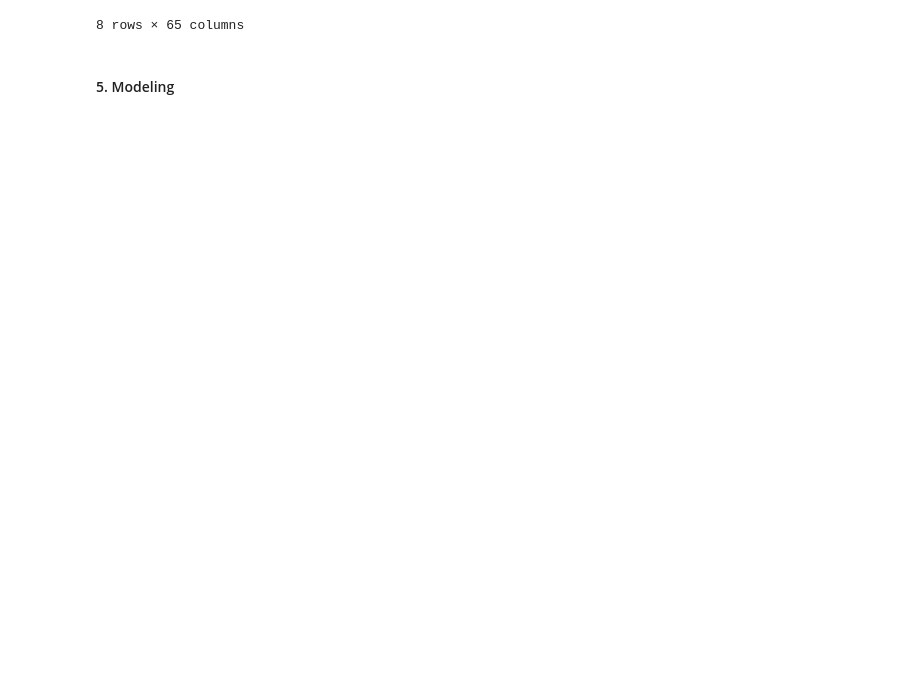
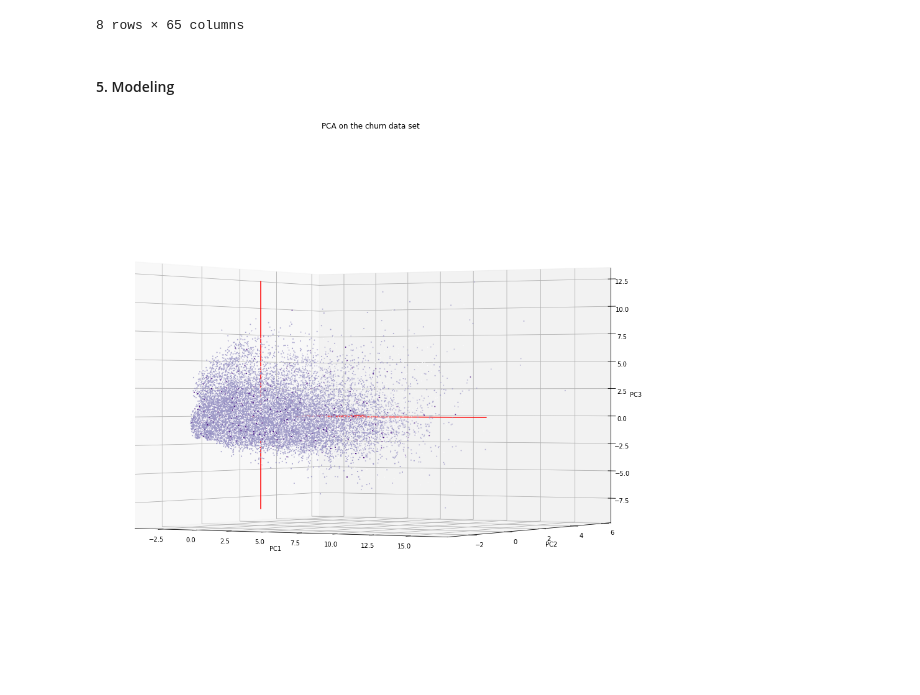
Before and after one commit to Ariathor/AdvancedAnalytics2022, a Jupyter notebook: Assignment1_AdvAn.ipynb, the cells around one changed output. Cells and saved outputs as stored; diff of their text form; code cells hidden in the pictures; blank space fills up the shorter version.

```diff
--- a/Assignment1_AdvAn.ipynb
+++ b/Assignment1_AdvAn.ipynb
@@ -245,4 +246,14 @@ fortest.describe()
 imputer = SimpleImputer(missing_values=np.nan, strategy='mean')
 imputer = imputer.fit(X_train)
 X_train = imputer.transform(X_train)
+# %%
+# PCA 3D
+
+X = StandardScaler().fit_transform(X_train)
+
+pca = PCA(n_components=3)
+principalComponents = pca.fit_transform(X)
+
+principalDf = pd.DataFrame(data = principalComponents , columns = ['PCA0', 'PCA1', 'PCA2'])
+result = pd.concat([principalDf, y_train], axis = 1)
 # %%
@@ -255,3 +266,28 @@ principalComponents = pca.fit_transform(X)
 
 principalDf = pd.DataFrame(data = principalComponents , columns = ['principal component 1', 'principal component 2'])
 finalDf = pd.concat([principalDf, y_train], axis = 1)
+# %%
+result['target'] = pd.Categorical(result['target'])
+my_color=result['target'].cat.codes
+
+fig = plt.figure(figsize=(30,16))
+ax = fig.add_subplot(111, projection='3d')
+ax.scatter(result['PCA0'], result['PCA1'], result['PCA2'], c=my_color, cmap="Purples", s=1)
+
+# make simple, bare axis lines through space:
+xAxisLine = ((min(result['PCA0']), max(result['PCA0'])), (0, 0), (0,0))
+ax.plot(xAxisLine[0], xAxisLine[1], xAxisLine[2], 'r')
+yAxisLine = ((0, 0), (min(result['PCA1']), max(result['PCA1'])), (0,0))
+ax.plot(yAxisLine[0], yAxisLine[1], yAxisLine[2], 'r')
+zAxisLine = ((0, 0), (0,0), (min(result['PCA2']), max(result['PCA2'])))
+ax.plot(zAxisLine[0], zAxisLine[1], zAxisLine[2], 'r')
+
+# label the axes
+ax.set_xlabel("PC1")
+ax.set_ylabel("PC2")
+ax.set_zlabel("PC3")
+ax.set_title("PCA on the churn data set")
+ax.view_init(0, 300)
+plt.show()
+# %% [output]
+[figure, added]
```
Also changed, not shown: parts of 6 cells of this notebook.
